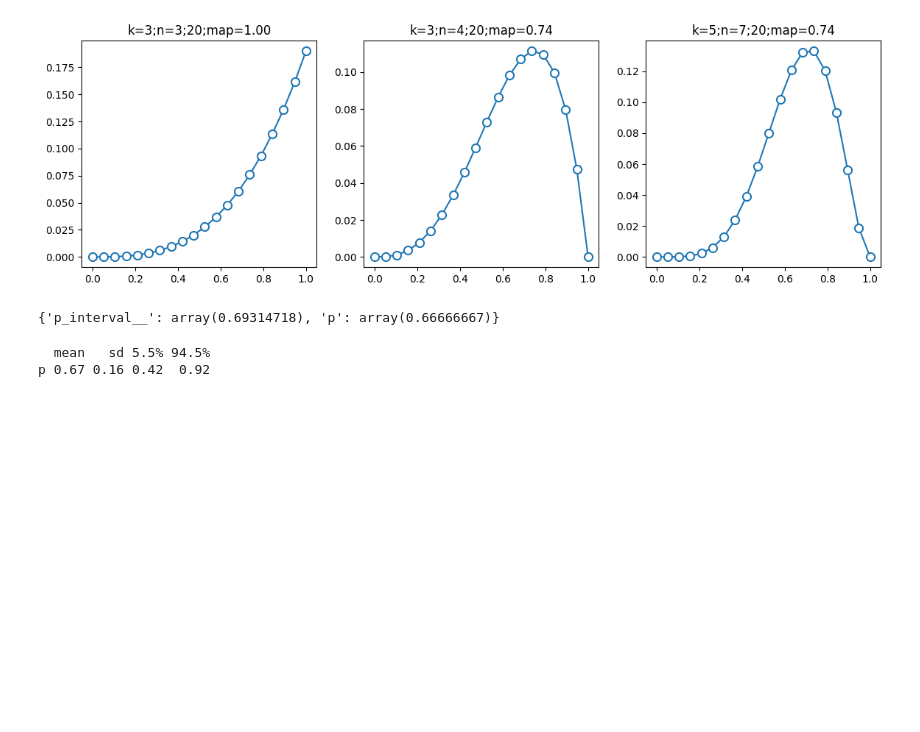
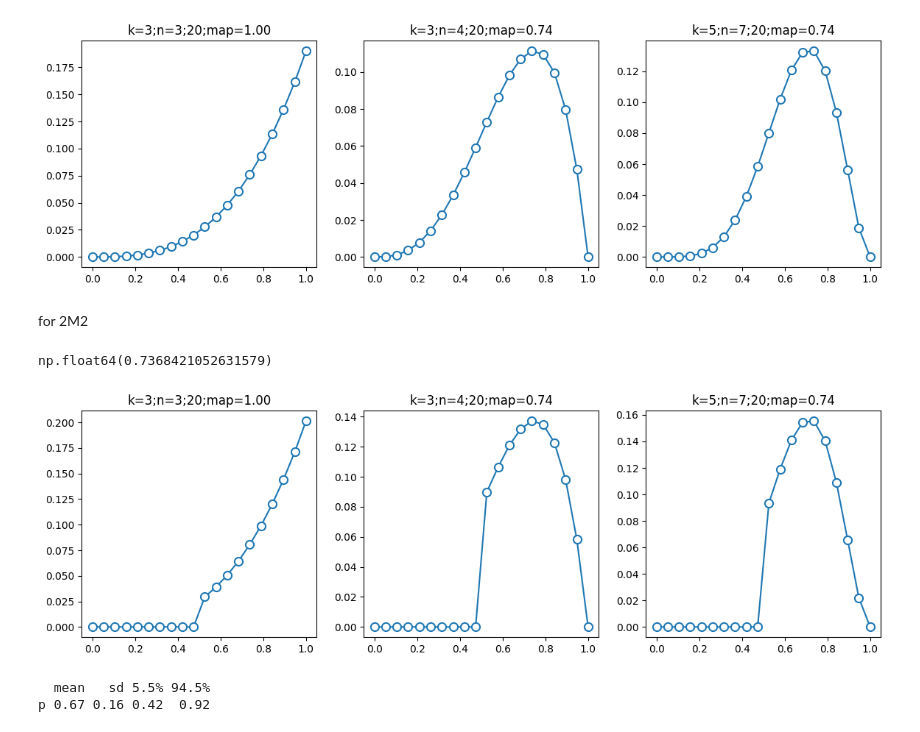
Before and after one commit to chrisdewa/christats, a Jupyter notebook: notebooks/rethinking/chap2.ipynb, the cells around one changed output. Cells and saved outputs as stored; diff of their text form; code cells hidden in the pictures; blank space fills up the shorter version.

```diff
--- a/notebooks/rethinking/chap2.ipynb
+++ b/notebooks/rethinking/chap2.ipynb
@@ -11,9 +11,11 @@ import numpy as np
 import scipy.stats as stats
 import matplotlib.pyplot as plt
 
-def grid_approx(k, n, resolution=20, ax=None):
+def grid_approx(k, n, resolution=20, ax=None, clip_prior=False):
     grid = np.linspace(0, 1, resolution)
     prior = np.ones(resolution)
+    if clip_prior is not None:
+        prior[grid < clip_prior] = 0
     lk = stats.binom.pmf(k, n, grid)
     unstd_post = lk * prior
     post = unstd_post / sum(unstd_post)
@@ -48,10 +52,16 @@ grid_approx(5, 7, ax=ax3)
 # %% [output]
 np.float64(0.7368421052631579)
 [figure]
-# %%
-mp
-# %% [output]
-{'p_interval__': array(0.69314718), 'p': array(0.66666667)}
+# %% [markdown]
+for 2M2
+# %%
+_, (ax1, ax2, ax3) = plt.subplots(1, 3, figsize=[14, 4])
+grid_approx(3, 3, ax=ax1, clip_prior=0.5)
+grid_approx(3, 4, ax=ax2, clip_prior=0.5)
+grid_approx(5, 7, ax=ax3, clip_prior=0.5)
+# %% [output]
+np.float64(0.7368421052631579)
+[figure, added]
 # %%
 %%R
 library(rethinking) # McElreath lib
```
Also changed, not shown: parts of 1 cell of this notebook.
